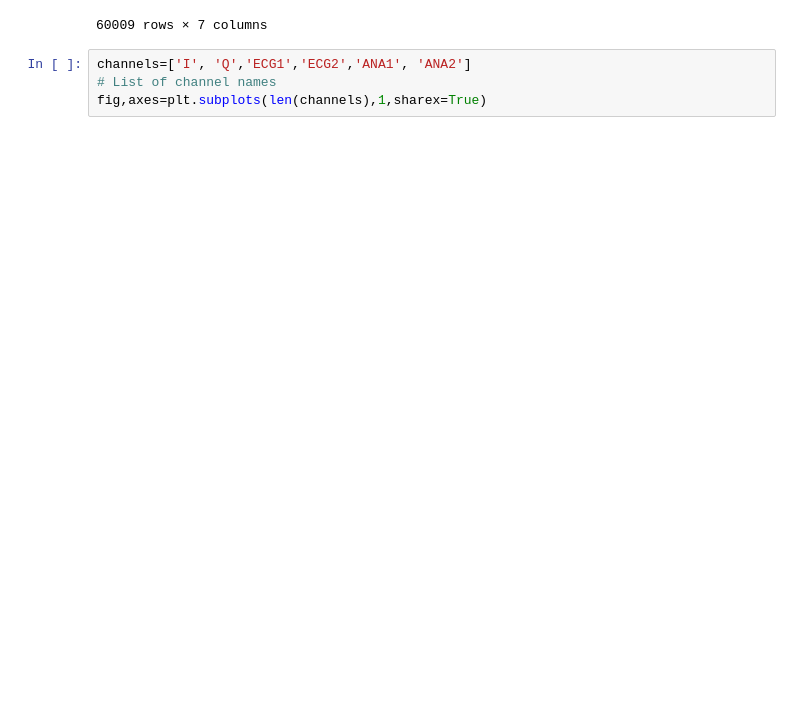
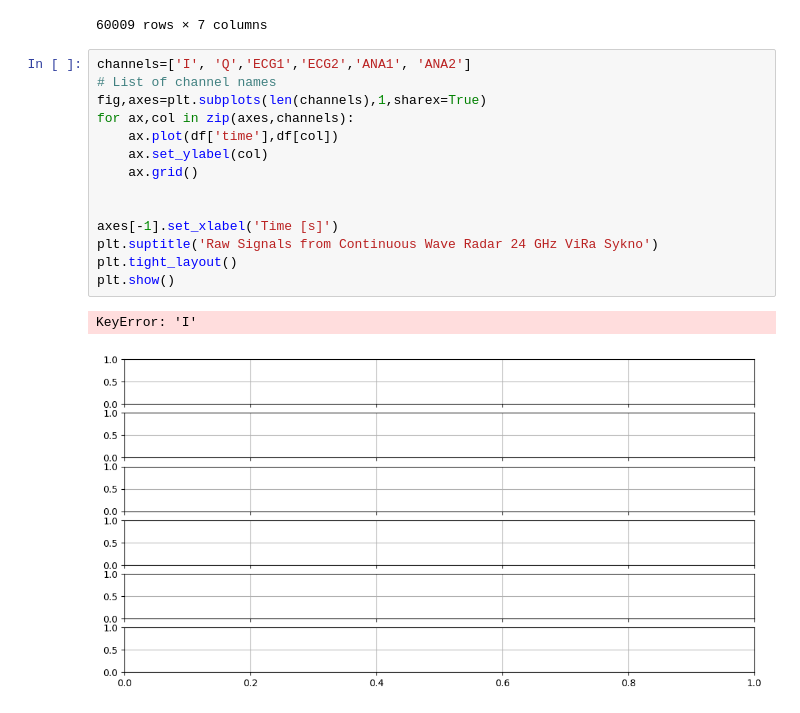
Before and after one commit to shovo896/RL_AAUB, a Jupyter notebook: signal_processing/class_5.ipynb, the cells around one changed output. Saved outputs shown, nothing was run; the diff lists cells and outputs as text; blank space fills up the shorter version.

```diff
--- a/signal_processing/class_5.ipynb
+++ b/signal_processing/class_5.ipynb
@@ -81,4 +81,17 @@ df
 # %%
 channels=['I', 'Q','ECG1','ECG2','ANA1', 'ANA2']
 # List of channel names
 fig,axes=plt.subplots(len(channels),1,sharex=True)
+for ax,col in zip(axes,channels):
+    ax.plot(df['time'],df[col])
+    ax.set_ylabel(col)
+    ax.grid()
+
+
+axes[-1].set_xlabel('Time [s]')
+plt.suptitle('Raw Signals from Continuous Wave Radar 24 GHz ViRa Sykno')
+plt.tight_layout()
+plt.show()
+# %% [output]
+KeyError: 'I'
+[figure, added]
```
